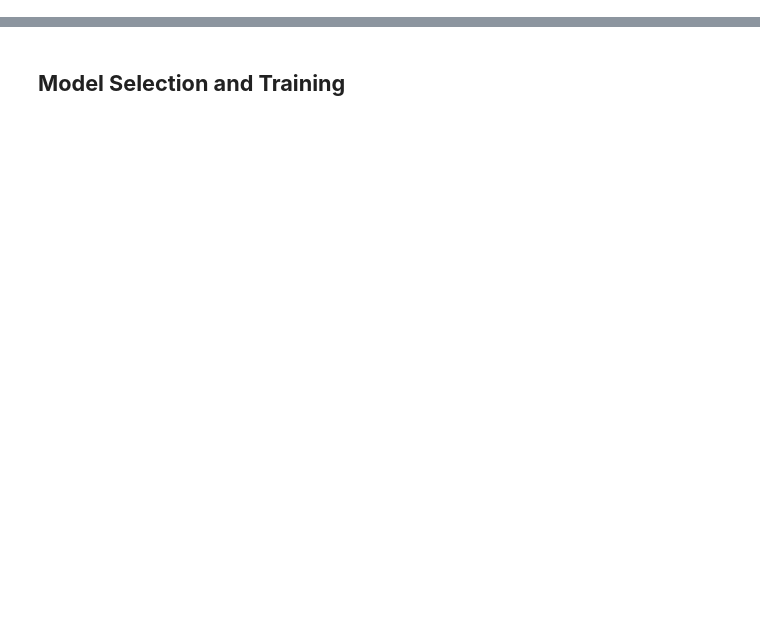
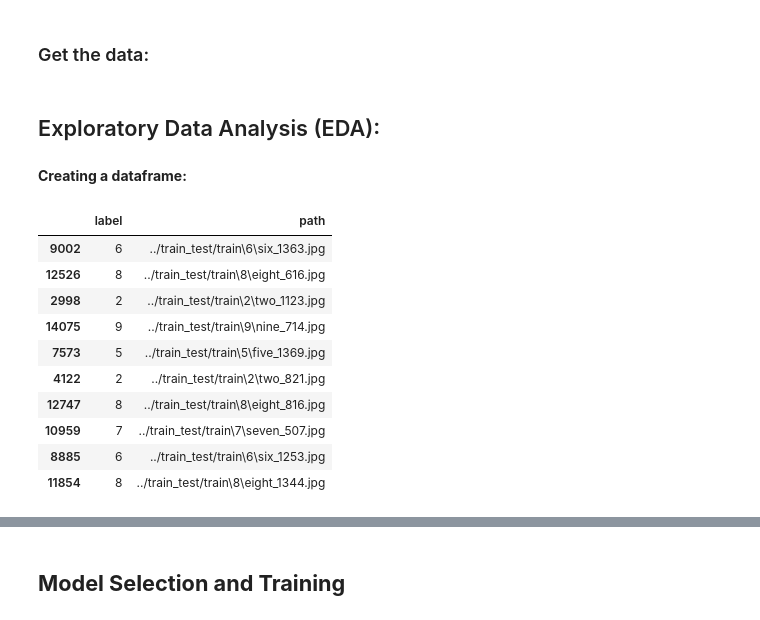
Before and after one commit to imdarshik/ASL-Numbers-Classification, a Jupyter notebook: digit_sign.ipynb, the cells around one changed output, grey strips where cells are left out. Cells and saved outputs as stored; diff of their text form; code cells hidden in the pictures; blank space fills up the shorter version.

```diff
--- a/digit_sign.ipynb
+++ b/digit_sign.ipynb
@@ -233,0 +21,2 @@ for test_data, test_labels in validation_generator:
+# %% [markdown]
+### Get the data:
@@ -233,0 +35,21 @@ for test_data, test_labels in validation_generator:
+# %% [markdown]
+## Exploratory Data Analysis (EDA):
+# %% [markdown]
+**Creating a dataframe:**
+# %%
+image_files = glob.glob("../train_test/train/*/*.jpg")
+image_files = [(int(f.split("\\")[1]), f) for f in image_files]
+df = pd.DataFrame(image_files, columns=["label", "path"])
+df.sample(10)
+# %% [output]
+|  | label | path |
+| 9002 | 6 | ../train_test/train\6\six_1363.jpg |
+| 12526 | 8 | ../train_test/train\8\eight_616.jpg |
+| 2998 | 2 | ../train_test/train\2\two_1123.jpg |
+| 14075 | 9 | ../train_test/train\9\nine_714.jpg |
+| 7573 | 5 | ../train_test/train\5\five_1369.jpg |
+| 4122 | 2 | ../train_test/train\2\two_821.jpg |
+| 12747 | 8 | ../train_test/train\8\eight_816.jpg |
+| 10959 | 7 | ../train_test/train\7\seven_507.jpg |
+| 8885 | 6 | ../train_test/train\6\six_1253.jpg |
+| 11854 | 8 | ../train_test/train\8\eight_1344.jpg |
```
Also changed, not shown: parts of 42 cells of this notebook.
